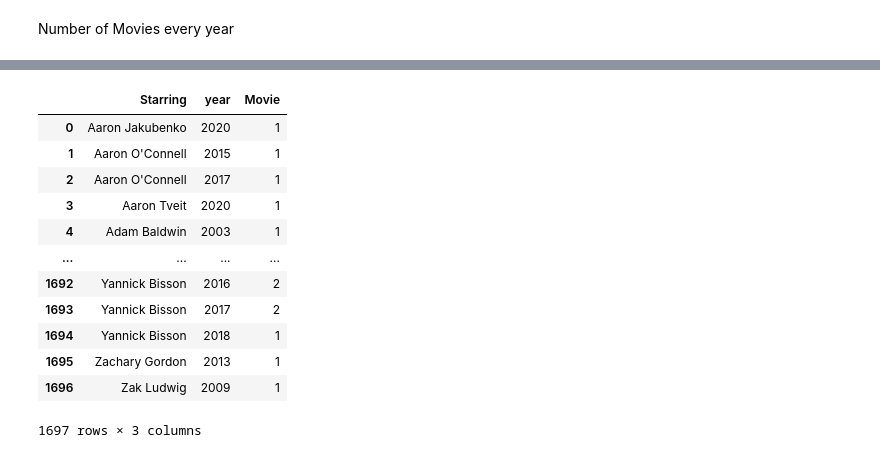
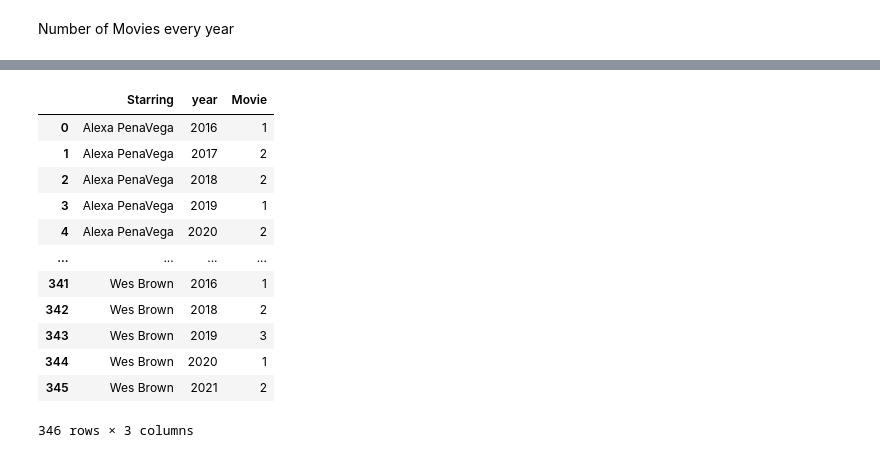
Before and after one commit to aishichandra/Hallmark_Project, a Jupyter notebook: Hallmark Movies.ipynb, the cells around one changed output, grey strips where cells are left out. Saved outputs shown, nothing was run; the diff lists cells and outputs as text; code cells hidden in the pictures.

```diff
--- a/Hallmark Movies.ipynb
+++ b/Hallmark Movies.ipynb
@@ -169,3 +199,2 @@ alt.Chart(df_movies.year.value_counts().reset_index()).mark_bar().encode(
 # %%
-top_actors = actor_df.Starring.value_counts().reset_index(name = 'count').rename(columns={'index' :'actor'}).head(10)['actor'].to_list()
-top_actors
+top_actors = actor_df.Starring.value_counts().reset_index(name = 'count').rename(columns={'index' :'actor'}).head(50)['actor'].to_list()
@@ -215,17 +201,17 @@ actor_df[actor_df['Starring'].isin(top_actors)]
 # %%
-source = actor_df[['Starring', 'Movie', 'year']].drop_duplicates().groupby(['Starring', 'year']).count().reset_index()
+source = actor_df[['Starring', 'Movie', 'year']][actor_df['Starring'].isin(top_actors)].drop_duplicates().groupby(['Starring', 'year']).count().reset_index()
 source
 # %% [output]
 |  | Starring | year | Movie |
-| 0 | Aaron Jakubenko | 2020 | 1 |
-| 1 | Aaron O'Connell | 2015 | 1 |
-| 2 | Aaron O'Connell | 2017 | 1 |
-| 3 | Aaron Tveit | 2020 | 1 |
-| 4 | Adam Baldwin | 2003 | 1 |
+| 0 | Alexa PenaVega | 2016 | 1 |
+| 1 | Alexa PenaVega | 2017 | 2 |
+| 2 | Alexa PenaVega | 2018 | 2 |
+| 3 | Alexa PenaVega | 2019 | 1 |
+| 4 | Alexa PenaVega | 2020 | 2 |
 | ... | ... | ... | ... |
-| 1692 | Yannick Bisson | 2016 | 2 |
-| 1693 | Yannick Bisson | 2017 | 2 |
-| 1694 | Yannick Bisson | 2018 | 1 |
-| 1695 | Zachary Gordon | 2013 | 1 |
-| 1696 | Zak Ludwig | 2009 | 1 |
+| 341 | Wes Brown | 2016 | 1 |
+| 342 | Wes Brown | 2018 | 2 |
+| 343 | Wes Brown | 2019 | 3 |
+| 344 | Wes Brown | 2020 | 1 |
+| 345 | Wes Brown | 2021 | 2 |
-1697 rows × 3 columns
+346 rows × 3 columns
```
Also changed, not shown: parts of 16 cells of this notebook, 1 other file.
